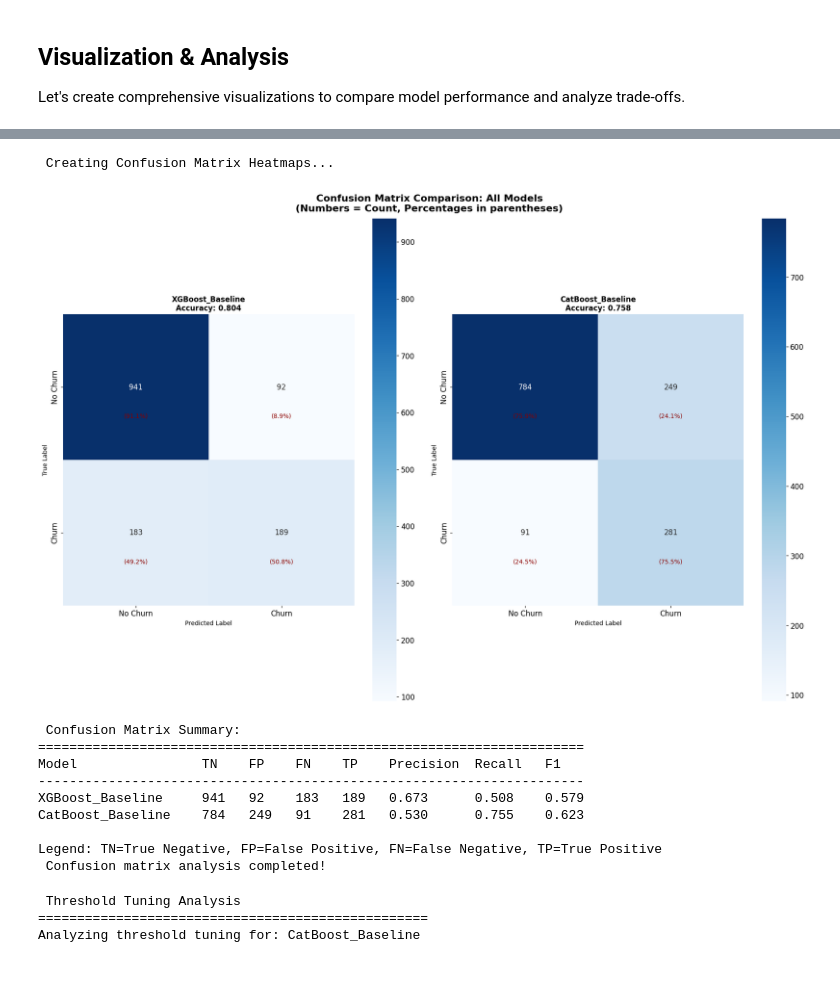
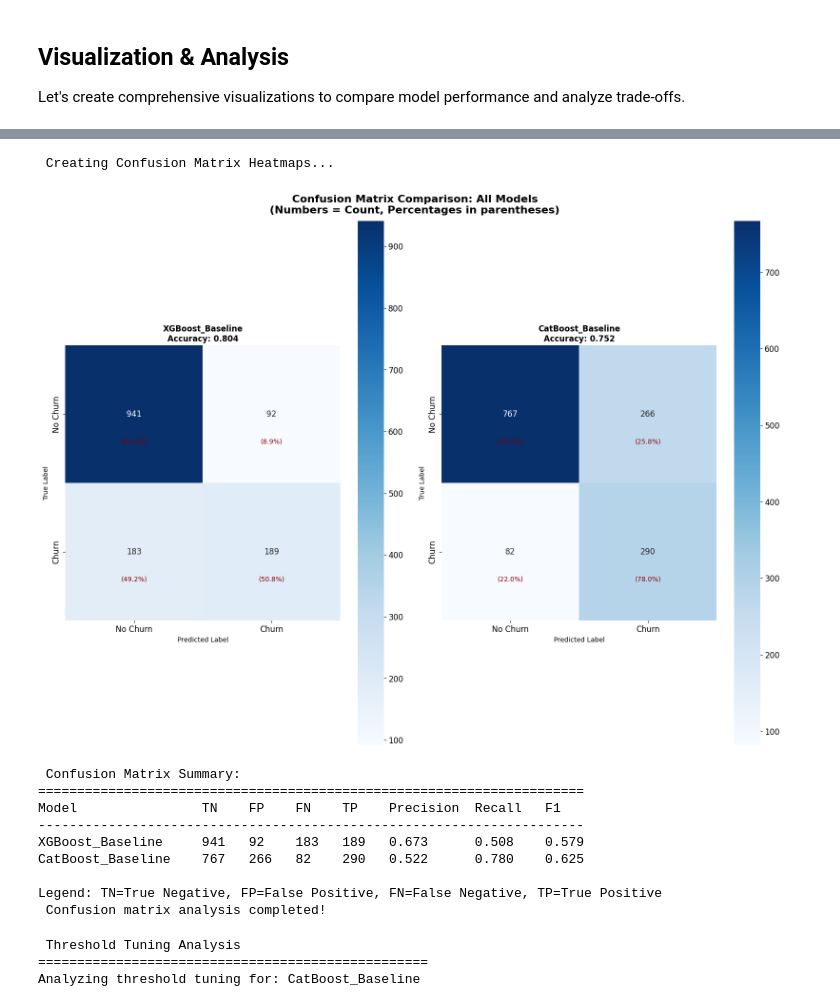
Before and after one commit to ThanhDang-Vn/ensemble-catboost-xgboost, a Jupyter notebook: classification/churn_boosting.ipynb, the cells around one changed output, grey strips where cells are left out. Cells and saved outputs as stored; diff of their text form; code cells hidden in the pictures; blank space fills up the shorter version.

Commit message:
update hyperparameter analysis

```diff
--- a/classification/churn_boosting.ipynb
+++ b/classification/churn_boosting.ipynb
@@ -802,14 +803,19 @@ Scale_pos_weight values: [1, 2.782]
 print(" CATBOOST HYPERPARAMETER GRID ")
 
 cat_param_grid = {
-    "iterations":        [500, 1000],
-    "learning_rate":     [0.05, 0.1],
-    "depth":             [4, 6],
+    "iterations":        [200, 500, 1000],
+    "learning_rate":     [0.05, 0.1, 0.4],
+    "depth":             [4, 6, 9],
     "class_weights":     [None, catboost_class_weights]
 }
 
 grid_size = calculate_grid_size(cat_param_grid)
 print(f"CatBoost grid: {grid_size} combinations ({grid_size * 5} CV fits)")
+print(f"Hyperparameter ranges:")
+print(f"  • iterations: {cat_param_grid['iterations']}")
+print(f"  • learning_rate: {cat_param_grid['learning_rate']}")
+print(f"  • depth: {cat_param_grid['depth']}")
+print(f"  • class_weights: [None, {catboost_class_weights}]")
 
 total_combinations = calculate_grid_size(xgb_param_grid) + calculate_grid_size(cat_param_grid)
 print(f"\nTotal across all models: {total_combinations} combinations")
@@ -1093,10 +1090,6 @@ for model_name, model, branch, cv_score, best_params in models_to_evaluate:
         test_data = X_test
         is_pipeline = False
         is_catboost = True
-    else:  # SMOTE models
-        test_data = X_test
-        is_pipeline = True
-        is_catboost = False
 
     results = evaluate_model_on_test(model_name, model, test_data, y_test, is_pipeline, is_catboost)
 
@@ -1130,7 +1123,6 @@ comparison_data = []
 for model_name, results in test_results.items():
     comparison_data.append({
         'Model': model_name,
-        'Branch': results['branch'],
         'CV ROC-AUC': results['cv_score'],
         'Test ROC-AUC': results['roc_auc'],
         'Test Precision': results['precision'],
@@ -1155,11 +1147,10 @@ best_test_auc = comparison_df.iloc[0]['Test ROC-AUC']
 
 print(f"\n BEST MODEL: {best_model_name}")
 print(f"   Test ROC-AUC: {best_test_auc:.4f}")
-print(f"   Branch: {comparison_df.iloc[0]['Branch']}")
 
 # Performance summary by branch
 print(f"\n Branch Performance Summary:")
-branch_summary = comparison_df.groupby('Branch').agg({
+branch_summary = comparison_df.groupby('Model').agg({
     'Test ROC-AUC': ['mean', 'max', 'min'],
     'Test Recall': ['mean', 'max', 'min']
 }).round(4)
@@ -1221,12 +1212,8 @@ for i, (model_name, results) in enumerate(test_results.items()):
     roc_auc = results['roc_auc']
 
     # Determine line style based on branch
-    if 'SMOTE' in model_name:
-        linestyle = '--'
-        label = f"{model_name} (AUC = {roc_auc:.3f})"
-    else:
-        linestyle = '-'
-        label = f"{model_name} (AUC = {roc_auc:.3f})"
+    linestyle = '-'
+    label = f"{model_name} (AUC = {roc_auc:.3f})"
 
     plt.plot(fpr, tpr, color=colors[i], linestyle=linestyle,
              linewidth=2, label=label)
@@ -1239,7 +1226,7 @@ plt.xlim([0.0, 1.0])
 plt.ylim([0.0, 1.05])
 plt.xlabel('False Positive Rate', fontsize=12)
 plt.ylabel('True Positive Rate', fontsize=12)
-plt.title('ROC Curves Comparison: All Models\n(Solid lines = Class Weights, Dashed lines = SMOTE)',
+plt.title('ROC Curves Comparison: All Models',
           fontsize=14, fontweight='bold')
 plt.legend(loc="lower right", fontsize=10)
 plt.grid(True, alpha=0.3)
@@ -1265,7 +1252,7 @@ print(" ROC curves comparison completed!")
 print(" Creating Confusion Matrix Heatmaps...")
 
 # Create subplots for all models
-fig, axes = plt.subplots(1, 2, figsize=(18, 12))
+fig, axes = plt.subplots(1, 2, figsize=(16, 12))
 axes = axes.flatten()
 
 model_names = list(test_results.keys())
@@ -1292,40 +1279,40 @@ for i, (model_name, results) in enumerate(test_results.items()):
                         ha='center', va='center', fontsize=10, color='darkred')
 
     # Customize subplot
     axes[i].set_title(f'{model_name}\nAccuracy: {results["accuracy"]:.3f}',
                       fontsize=12, fontweight='bold')
     axes[i].set_xlabel('Predicted Label', fontsize=10)
     axes[i].set_ylabel('True Label', fontsize=10)
 
 plt.suptitle('Confusion Matrix Comparison: All Models\n(Numbers = Count, Percentages in parentheses)',
              fontsize=16, fontweight='bold', y=0.98)
 plt.tight_layout()
 plt.show()
 
 # Summary of confusion matrices
 print("\n Confusion Matrix Summary:")
 print("=" * 70)
 print(f"{'Model':<20} {'TN':<5} {'FP':<5} {'FN':<5} {'TP':<5} {'Precision':<10} {'Recall':<8} {'F1':<8}")
 print("-" * 70)
 
 for model_name, results in test_results.items():
     cm = confusion_matrix(y_test, results['y_pred'])
     tn, fp, fn, tp = cm.ravel()
 
     print(f"{model_name:<20} {tn:<5} {fp:<5} {fn:<5} {tp:<5} "
           f"{results['precision']:<10.3f} {results['recall']:<8.3f} {results['f1_score']:<8.3f}")
 
 print("\nLegend: TN=True Negative, FP=False Positive, FN=False Negative, TP=True Positive")
 print(" Confusion matrix analysis completed!")
 # %% [output]
  Creating Confusion Matrix Heatmaps...
-[figure, old version]
+[figure, new version]
  Confusion Matrix Summary:
 ======================================================================
 Model                TN    FP    FN    TP    Precision  Recall   F1
 ----------------------------------------------------------------------
 XGBoost_Baseline     941   92    183   189   0.673      0.508    0.579
-CatBoost_Baseline    784   249   91    281   0.530      0.755    0.623
+CatBoost_Baseline    767   266   82    290   0.522      0.780    0.625
 
 Legend: TN=True Negative, FP=False Positive, FN=False Negative, TP=True Positive
  Confusion matrix analysis completed!
```
Also changed, not shown: parts of 14 cells of this notebook, 1 other file.
